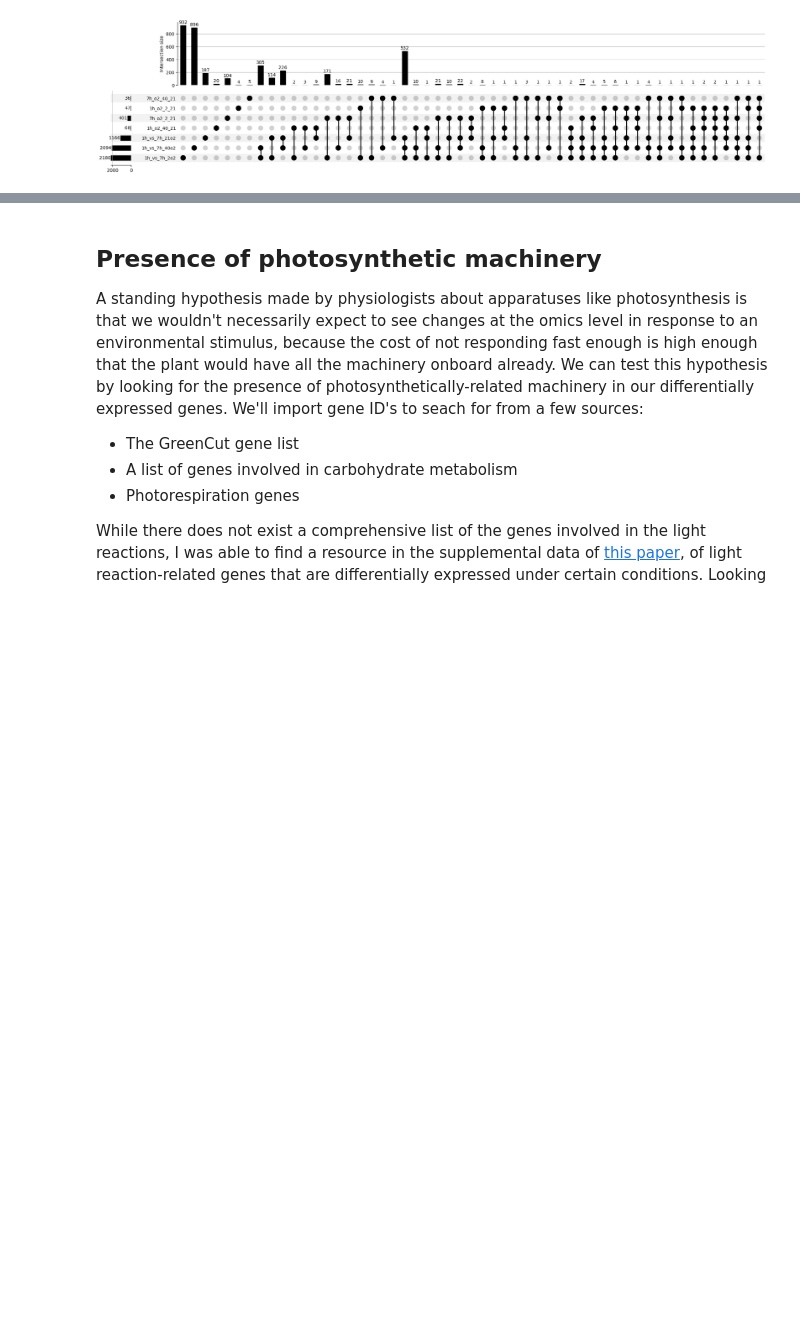
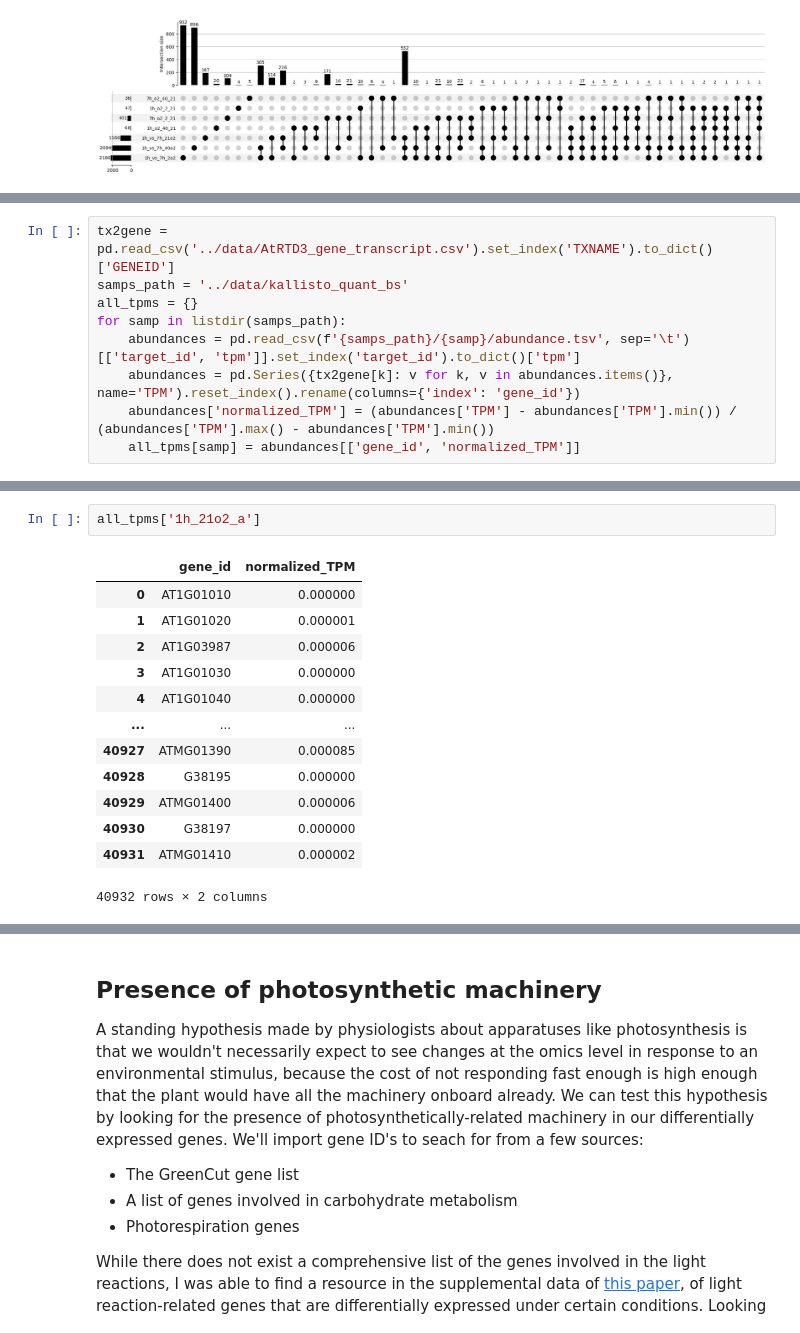
Before and after one commit to serenalotreck/photorespiration-omics, a Jupyter notebook: notebooks/transcriptomics_visualizations.ipynb, the cells around one changed output, grey strips where cells are left out. Drawn from its saved outputs; the diff is of its cells as text; blank space fills up the shorter version.

```diff
--- a/notebooks/transcriptomics_visualizations.ipynb
+++ b/notebooks/transcriptomics_visualizations.ipynb
@@ -202,0 +206,9 @@ plot(to_plot, show_counts=True, sort_categories_by='input')
+# %%
+tx2gene = pd.read_csv('../data/AtRTD3_gene_transcript.csv').set_index('TXNAME').to_dict()['GENEID']
+samps_path = '../data/kallisto_quant_bs'
+all_tpms = {}
+for samp in listdir(samps_path):
+    abundances = pd.read_csv(f'{samps_path}/{samp}/abundance.tsv', sep='\t')[['target_id', 'tpm']].set_index('target_id').to_dict()['tpm']
+    abundances = pd.Series({tx2gene[k]: v for k, v in abundances.items()}, name='TPM').reset_index().rename(columns={'index': 'gene_id'})
+    abundances['normalized_TPM'] = (abundances['TPM'] - abundances['TPM'].min()) / (abundances['TPM'].max() - abundances['TPM'].min())
+    all_tpms[samp] = abundances[['gene_id', 'normalized_TPM']]
@@ -202,0 +247,16 @@ plot(to_plot, show_counts=True, sort_categories_by='input')
+# %%
+all_tpms['1h_21o2_a']
+# %% [output]
+|  | gene_id | normalized_TPM |
+| 0 | AT1G01010 | 0.000000 |
+| 1 | AT1G01020 | 0.000001 |
+| 2 | AT1G03987 | 0.000006 |
+| 3 | AT1G01030 | 0.000000 |
+| 4 | AT1G01040 | 0.000000 |
+| ... | ... | ... |
+| 40927 | ATMG01390 | 0.000085 |
+| 40928 | G38195 | 0.000000 |
+| 40929 | ATMG01400 | 0.000006 |
+| 40930 | G38197 | 0.000000 |
+| 40931 | ATMG01410 | 0.000002 |
+40932 rows × 2 columns
```
Also changed, not shown: parts of 14 cells of this notebook, 1 other file.
